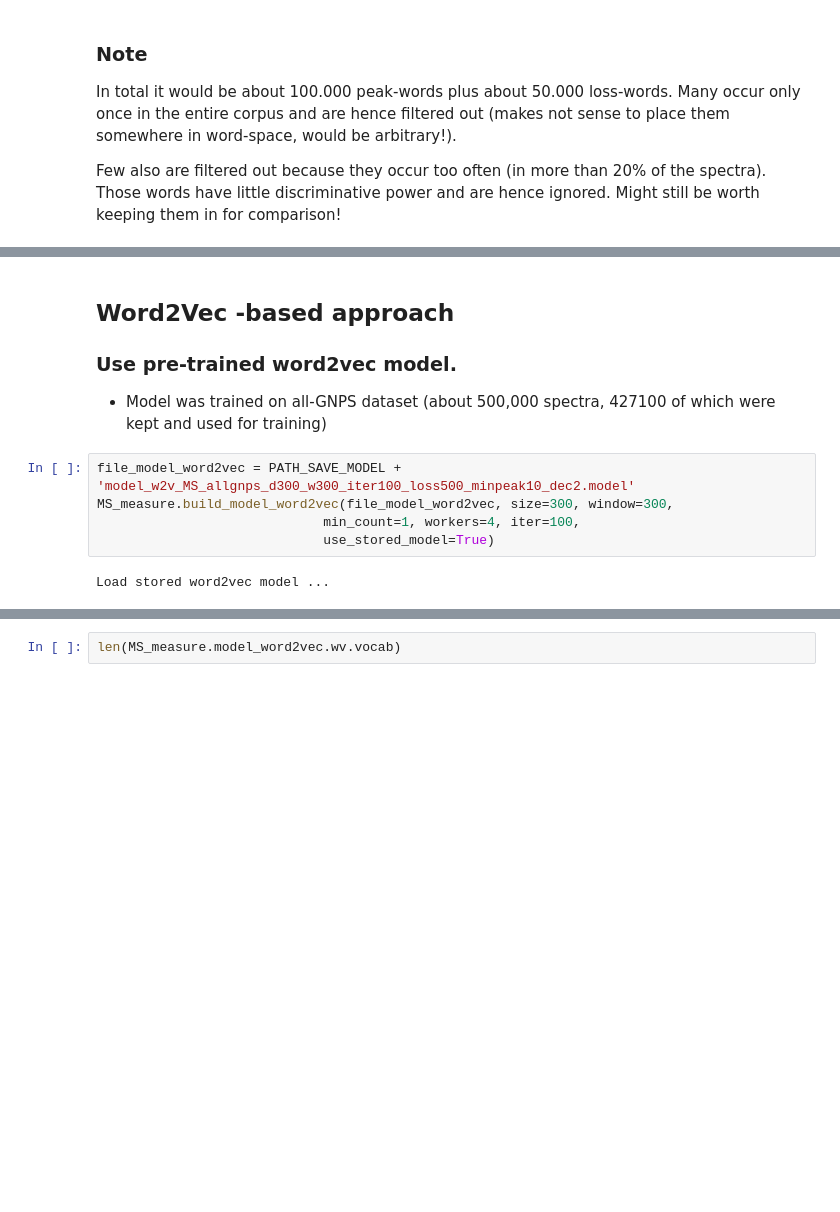
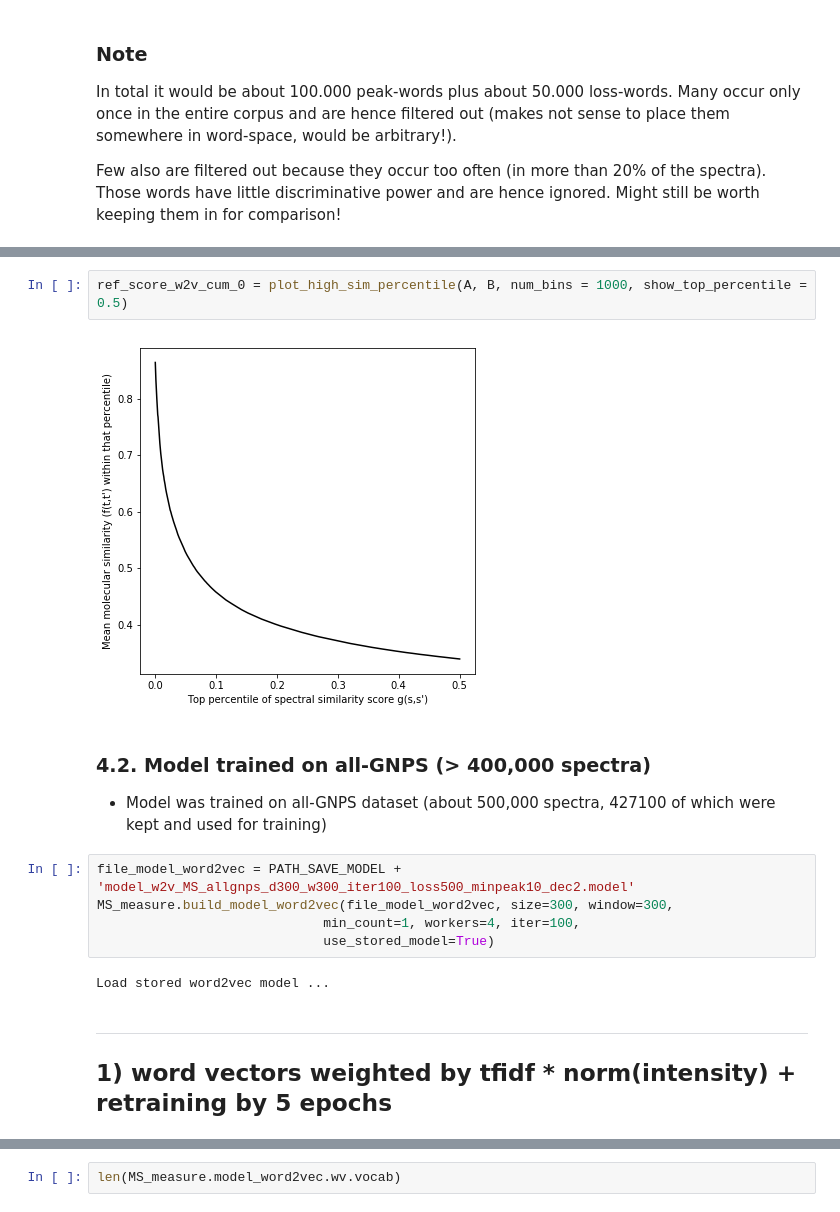
Before and after one commit to florian-huber/SeSiMe, a Jupyter notebook: notebooks/SeSiMe_MS_gnps_ALL.ipynb, the cells around one changed output, grey strips where cells are left out. Saved outputs shown, nothing was run; the diff lists cells and outputs as text; blank space fills up the shorter version.

```diff
--- a/notebooks/SeSiMe_MS_gnps_ALL.ipynb
+++ b/notebooks/SeSiMe_MS_gnps_ALL.ipynb
@@ -67,6 +243,9 @@ Few also are filtered out because they occur too often (in more than 20% of the
+# %%
+ref_score_w2v_cum_0 = plot_high_sim_percentile(A, B, num_bins = 1000, show_top_percentile = 0.5)
+# %% [output]
+[figure, added]
 # %% [markdown]
-## Word2Vec -based approach
-### Use pre-trained word2vec model.
+### 4.2. Model trained on all-GNPS (> 400,000 spectra)
 
 + Model was trained on all-GNPS dataset (about 500,000 spectra, 427100 of which were kept and used for training)
 # %%
@@ -76,6 +255,9 @@ MS_measure.build_model_word2vec(file_model_word2vec, size=300, window=300,
                              use_stored_model=True)
 # %% [output]
 Load stored word2vec model ...
+# %% [markdown]
+***
+## 1) word vectors weighted by tfidf * norm(intensity) + retraining by 5 epochs
 # %%
 # Use peak intensities as extra weights
 MS_measure.get_vectors_centroid(method = 'update', #'ignore',
```
Also changed, not shown: parts of 129 cells of this notebook.
